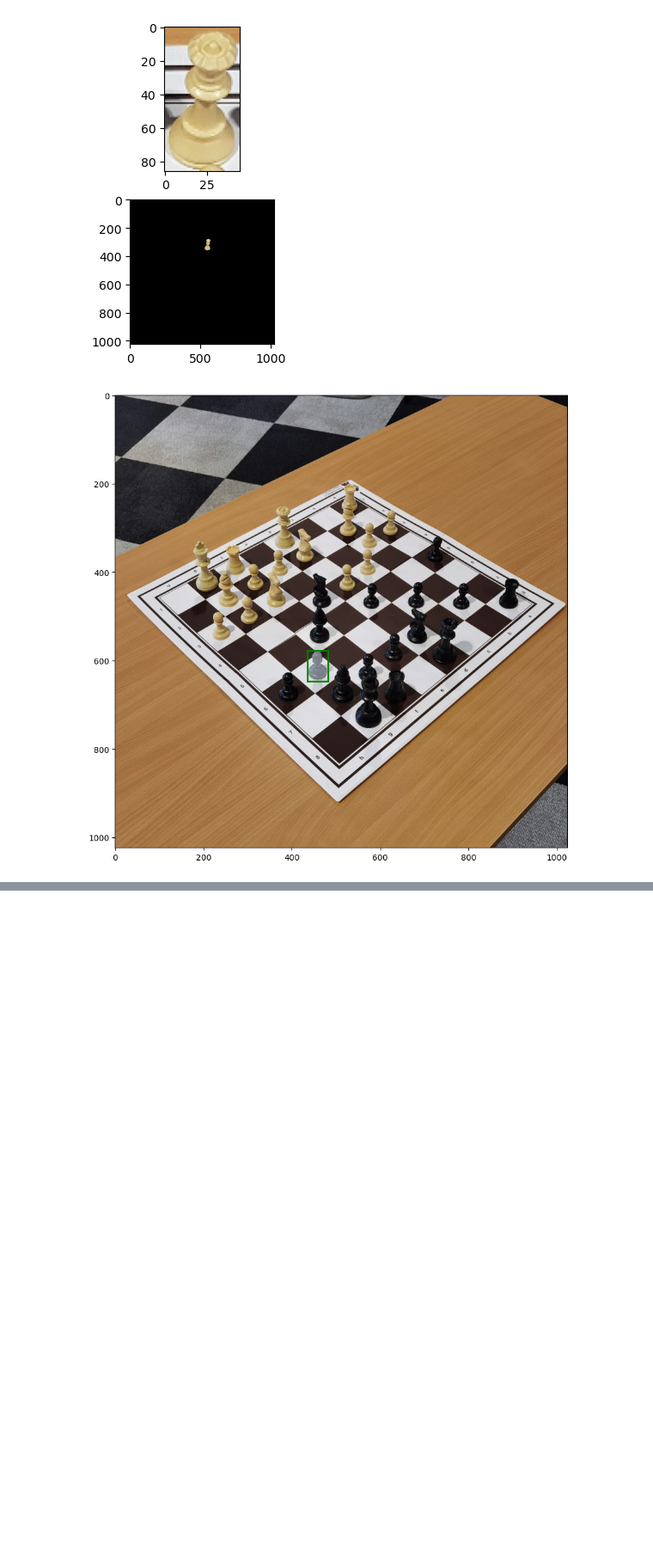
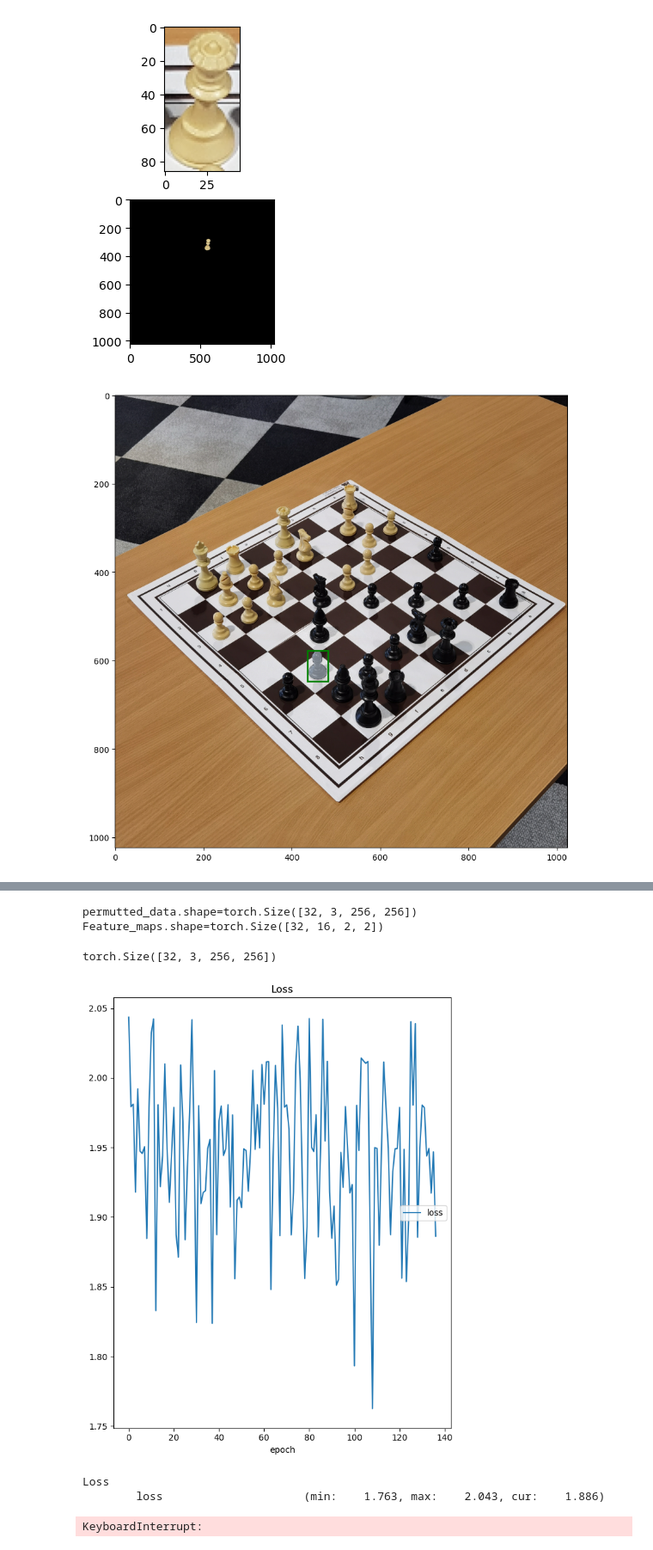
Before and after one commit to gtrocki/chess_detector, a Jupyter notebook: PieceClassifier/training_test.ipynb, the cells around one changed output, grey strips where cells are left out. Shown at 86% size. Cells and saved outputs as stored; diff of their text form; code cells hidden in the pictures; blank space fills up the shorter version.

Commit message:
Implementation of working model, but with problems learning

```diff
--- a/PieceClassifier/training_test.ipynb
+++ b/PieceClassifier/training_test.ipynb
@@ -163,0 +181,13 @@ end init
+# %%
+print(f'{permutted_data.shape=}')
+# print(permutted_data.reshape(permutted_data.shape).shape)
+test = model.forward(permutted_data.float())
+permutted_data[0,0,0,0].dtype
+torch.moveaxis(data, -1, 1).float().shape
+# %% [output]
+permutted_data.shape=torch.Size([32, 3, 256, 256])
+Feature_maps.shape=torch.Size([32, 16, 2, 2])
+torch.Size([32, 3, 256, 256])
+# %%
+optimizer = torch.optim.Adam(model.parameters(), lr=1e-3)
+loss = torch.nn.CrossEntropyLoss()
@@ -163,0 +198,39 @@ end init
+# %%
+liveloss = PlotLosses()
+device = 'cuda'
+epochs = 2
+for epoch in range(epochs):
+    for i, batch in tqdm.tqdm(enumerate(train_loader)):
+        crops, labels = batch
+
+        crops = crops.to(device=device)
+        labels = labels.to(device=device).long()
+        crops = torch.moveaxis(crops, -1, 1).float() # Matching the order of the axes from the DataLoader to the model's expectations.
+        IMAGENET_MEAN = [0.485, 0.456, 0.406]
+        IMAGENET_STD = [0.229, 0.224, 0.225]
+
+        # Normalize the images using the mean and std values of the ImageNet dataset.
+        normalize = torchvision.transforms.Normalize(IMAGENET_MEAN, IMAGENET_STD)
+        crops = normalize(crops)
+        # >> Zero the gradients of the optimizer
+        optimizer.zero_grad()
+
+        # >> Run the model on the imgs
+        preds = model(crops)
+
+        # >> Calculate the loss
+        l = loss(preds, labels)
+
+        # >> Propogate back the gradients from the loss to the input
+        l.backward()
+
+        # >> Apply one step of optimization the oprimixation function.
+        optimizer.step()
+
+        liveloss.update({"loss": l.item()})
+        liveloss.draw()
+# %% [output]
+[figure, added]
+Loss
+        loss                     (min:    1.763, max:    2.043, cur:    1.886)
+KeyboardInterrupt:
```
Also changed, not shown: parts of 4 cells of this notebook, 1 other file.
